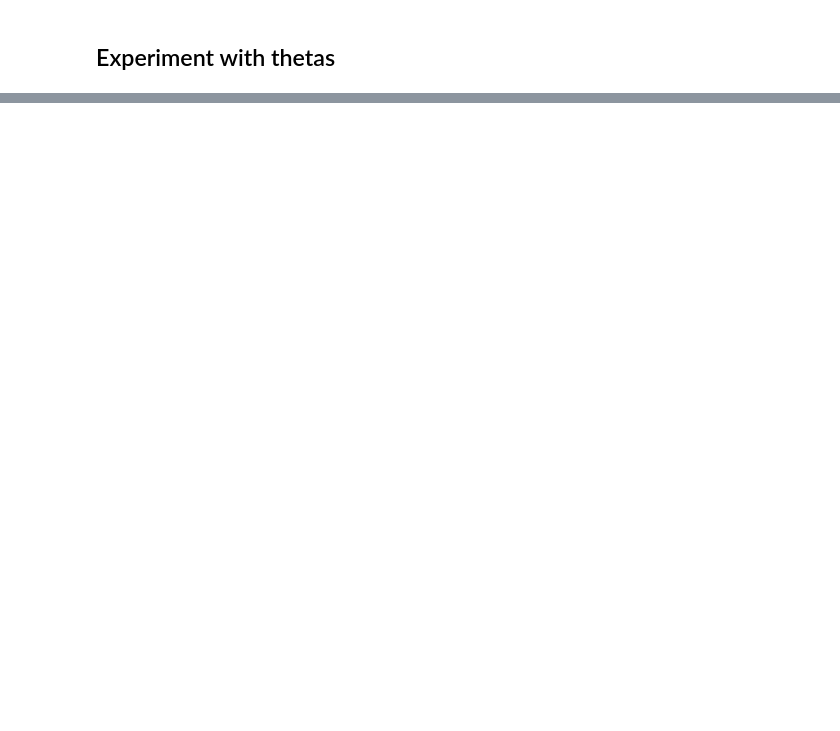
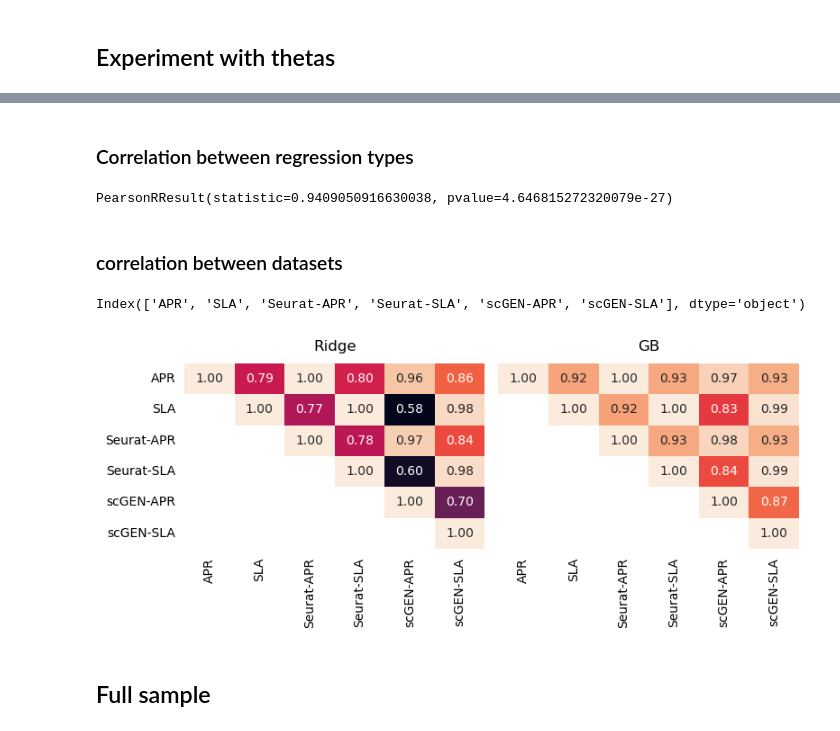
Before and after one commit to janursa/grn_benchmark, a Jupyter notebook: notebooks/first-validation.ipynb, the cells around one changed output, grey strips where cells are left out. Saved outputs shown, nothing was run; the diff lists cells and outputs as text; code cells hidden in the pictures; blank space fills up the shorter version.

```diff
--- a/notebooks/first-validation.ipynb
+++ b/notebooks/first-validation.ipynb
@@ -561,0 +428,57 @@ KeyboardInterrupt
+# %% [markdown]
+### Correlation between regression types
+# %%
+# lets find c
+import scipy
+scipy.stats.pearsonr(mat_gb.values.flatten(), mat_ridge.values.flatten())
+# %% [output]
+PearsonRResult(statistic=0.9409050916630038, pvalue=4.646815272320079e-27)
+# %% [markdown]
+### correlation between datasets
+# %%
+mat_ridge =  extract_table('ridge', exclude_missing_genes=False, manipulate=manipulate, theta=theta, tf_n=tf_n, subsample=subsample)
+mat_ridge_exc =  extract_table('ridge', exclude_missing_genes=True, manipulate=manipulate, theta=theta, tf_n=tf_n, subsample=subsample)
+mat_GB =  extract_table('GB', exclude_missing_genes=False, manipulate=manipulate, theta=theta, tf_n=tf_n, subsample=subsample)
+mat_GB_exc =  extract_table('GB', exclude_missing_genes=True, manipulate=manipulate, theta=theta, tf_n=tf_n, subsample=subsample)
+
+mat_ridge = pd.concat([mat_ridge,mat_ridge_exc], axis=1).drop('Mean')
+mat_gb = pd.concat([mat_GB, mat_GB_exc], axis=1).drop('Mean')
+# %%
+mat_GB.index
+# %% [output]
+Index(['APR', 'SLA', 'Seurat-APR', 'Seurat-SLA', 'scGEN-APR', 'scGEN-SLA'], dtype='object')
+# %%
+from matplotlib.colors import LinearSegmentedColormap
+import seaborn as sns
+# Calculate the minimum and maximum correlation values across both datasets
+df_corr_ridge = mat_ridge.T.corr().round(3)
+df_corr_gb = mat_gb.T.corr().round(3)
+
+# Combine both correlation matrices to find global min and max
+combined_corr = np.concatenate((df_corr_ridge.values.flatten(), df_corr_gb.values.flatten()))
+vmin = np.nanmin(combined_corr)
+vmax = np.nanmax(combined_corr)
+
+fig, axes = plt.subplots(1, 2, figsize=(8, 3.5), sharey=True, sharex=True)
+for i, (name, mat_df) in enumerate(zip(['Ridge', 'GB'], [mat_ridge, mat_gb])):
+    ax = axes[i]
+    df_corr = mat_df.T.corr().round(3)
+    mask = np.tril(np.ones(df_corr.shape), k=-1).astype(bool)
+
+    # Apply the mask to set values below the diagonal to NaN
+    df_corr.where(~mask, other=np.nan, inplace=True)
+    ax.set_title(name, pad=10)
+
+    sns.heatmap(df_corr, ax=ax, square=False, cbar=False, annot=True, fmt='.2f', vmin=vmin, vmax=vmax)
+
+    # Remove only the ticks, keep labels
+    ax.tick_params(left=False, bottom=False)
+    ax.xaxis.set_tick_params(width=0)
+    ax.yaxis.set_tick_params(width=0)
+
+plt.tight_layout()
+plt.savefig(f'{work_dir}/benchmark/figs/datasets-correlation.png', dpi=300, transparent=True,  bbox_inches='tight')
+# %% [output]
+[figure, added]
+# %% [markdown]
+## Full sample
```
Also changed, not shown: parts of 42 cells of this notebook, 3 other files.
